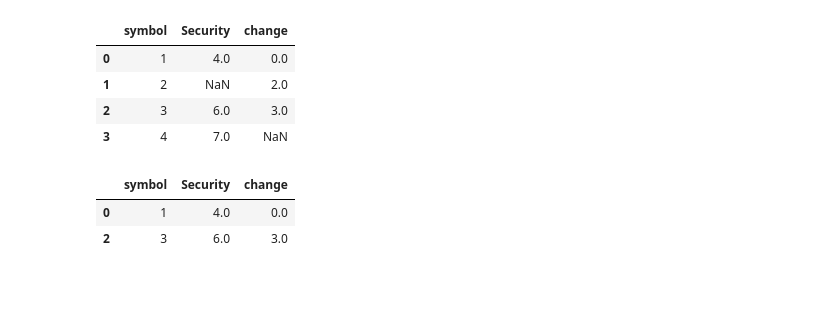
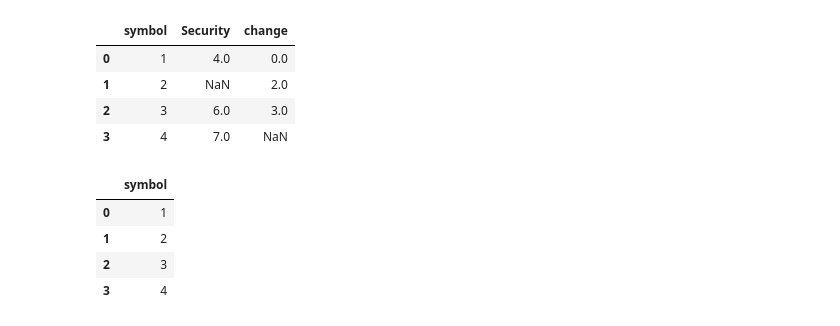
Before and after one commit to pushpendram988/pandas, a Jupyter notebook: Pandas2.ipynb, the cells around one changed output. Drawn from its saved outputs; the diff is of its cells as text; code cells hidden in the pictures; blank space fills up the shorter version.

```diff
--- a/Pandas2.ipynb
+++ b/Pandas2.ipynb
@@ -53,8 +53,10 @@ var
 | 2 | 3 | 6.0 | 3.0 |
 | 3 | 4 | 7.0 | NaN |
 # %%
-var.dropna()
+var.dropna(axis=1)
 # %% [output]
-|  | symbol | Security | change |
-| 0 | 1 | 4.0 | 0.0 |
-| 2 | 3 | 6.0 | 3.0 |
+|  | symbol |
+| 0 | 1 |
+| 1 | 2 |
+| 2 | 3 |
+| 3 | 4 |
```
Also changed, not shown: parts of 32 cells of this notebook.
